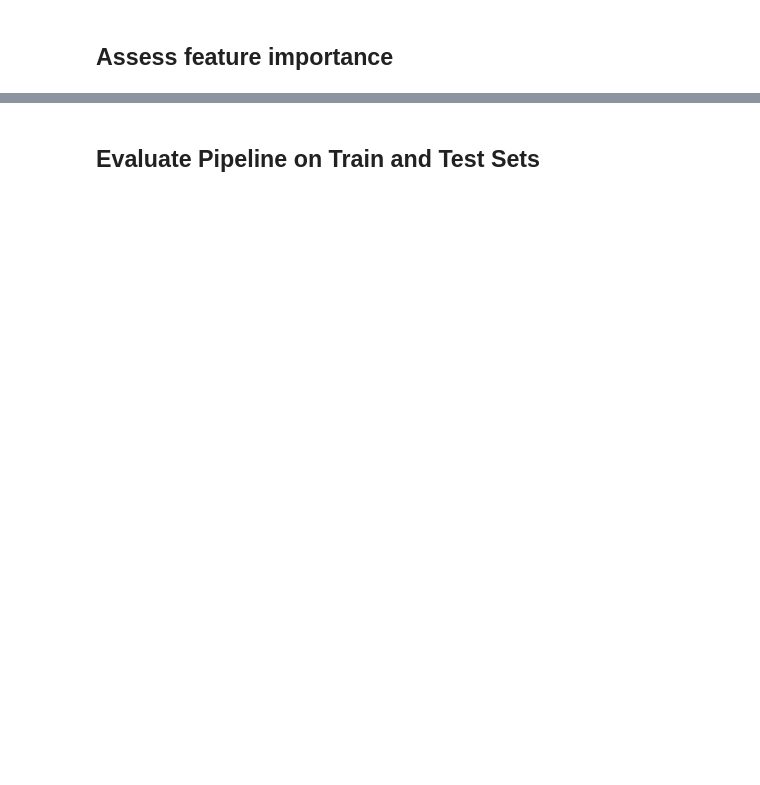
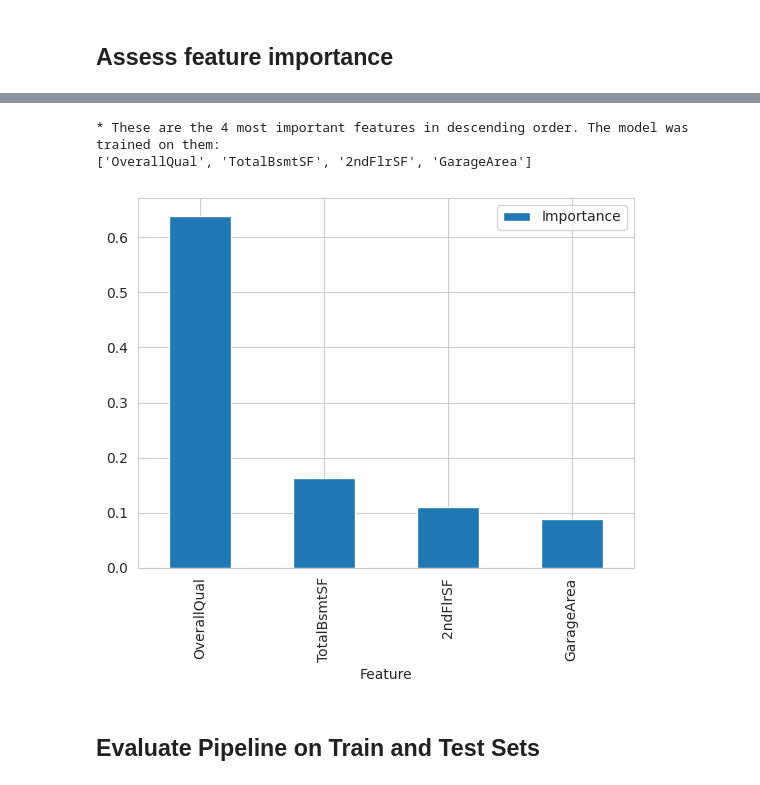
Before and after one commit to robinozer/housing, a Jupyter notebook: jupyter_notebooks/05-Regression Pipeline.ipynb, the cells around one changed output, grey strips where cells are left out. Cells and saved outputs as stored; diff of their text form; code cells hidden in the pictures; blank space fills up the shorter version.

```diff
--- a/jupyter_notebooks/05-Regression Pipeline.ipynb
+++ b/jupyter_notebooks/05-Regression Pipeline.ipynb
@@ -74,6 +82,7 @@ from feature_engine.transformation import YeoJohnsonTransformer
 from feature_engine.selection import SmartCorrelatedSelection
 from feature_engine.imputation import MeanMedianImputer, CategoricalImputer
 from feature_engine.selection import DropFeatures
+from sklearn.base import BaseEstimator, TransformerMixin
 
 # Feat Scaling
 from sklearn.preprocessing import StandardScaler
@@ -89,9 +98,23 @@ from sklearn.linear_model import LinearRegression
 from sklearn.ensemble import AdaBoostRegressor
 from sklearn.ensemble import ExtraTreesRegressor
 
+
+class ConvertToInt64(BaseEstimator, TransformerMixin):
+    def __init__(self, columns):
+        self.columns = columns
+
+    def fit(self, X, y=None):
+        return self
+
+    def transform(self, X):
+        for col in self.columns:
+            X[col] = X[col].astype('Int64')
+        return X
+
 def PipelineOptimization(model):
     pipeline_base = Pipeline([
 
+        ("ConvertToInt64", ConvertToInt64(columns=['2ndFlrSF', 'BedroomAbvGr', 'GarageYrBlt', 'LotFrontage', 'MasVnrArea'])),
         ("DropFeatures", DropFeatures(features_to_drop=['EnclosedPorch', 'WoodDeckSF'])),
 
         ("MedianImputer", MeanMedianImputer(imputation_method='median',
@@ -278,29 +387,33 @@ X_train.head(3)
 # %%
 import matplotlib.pyplot as plt
 import seaborn as sns
 sns.set_style('whitegrid')
 
-data_cleaning_feat_eng_steps = 6 #these are the number of feature engineering and data cleaning steps in the pipeline
+data_cleaning_feat_eng_steps = 7 #these are the number of feature engineering and data cleaning steps in the pipeline
 columns_after_data_cleaning_feat_eng = (Pipeline(best_regressor_pipeline.steps[:data_cleaning_feat_eng_steps])
                                         .transform(X_train)
                                         .columns)
 
 best_features = columns_after_data_cleaning_feat_eng[best_regressor_pipeline['feat_selection'].get_support(
 )].to_list()
 
 # create DataFrame to display feature importance
 df_feature_importance = (pd.DataFrame(data={
     'Feature': columns_after_data_cleaning_feat_eng[best_regressor_pipeline['feat_selection'].get_support()],
     'Importance': best_regressor_pipeline['model'].feature_importances_})
     .sort_values(by='Importance', ascending=False)
 )
 
 # Most important features statement and plot
 print(f"* These are the {len(best_features)} most important features in descending order. "
       f"The model was trained on them: \n{df_feature_importance['Feature'].to_list()}")
 
 df_feature_importance.plot(kind='bar', x='Feature', y='Importance')
 plt.show()
+# %% [output]
+* These are the 4 most important features in descending order. The model was trained on them:
+['OverallQual', 'TotalBsmtSF', '2ndFlrSF', 'GarageArea']
+[figure, added]
 # %% [markdown]
 ## Evaluate Pipeline on Train and Test Sets
 # %%
```
Also changed, not shown: parts of 39 cells of this notebook.
